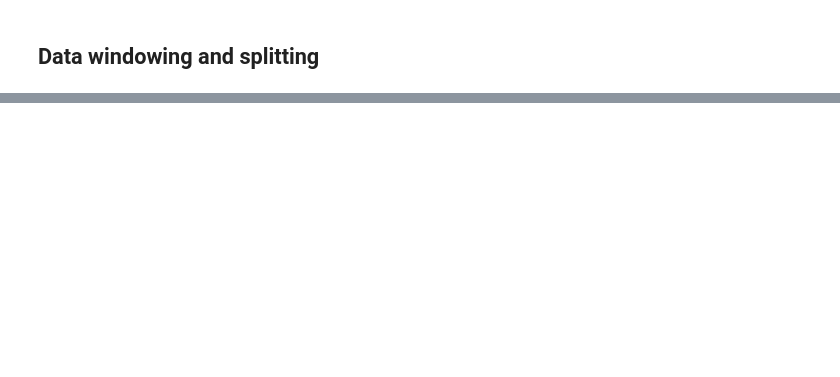
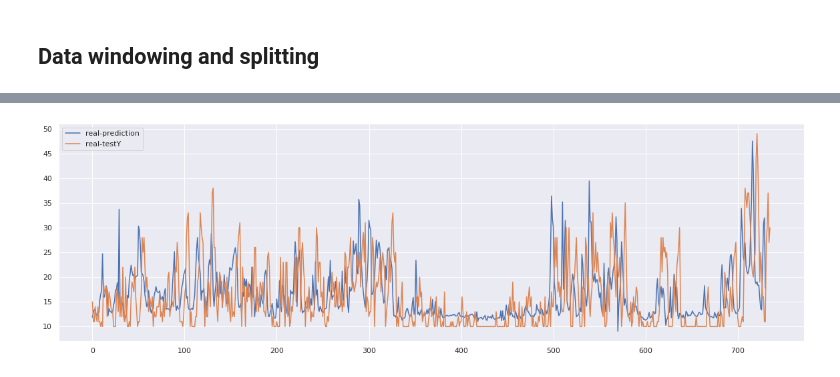
Before and after one commit to YashRevannavar/Auto-ML-On-De-Pollution, a Jupyter notebook: script/ml04-1.ipynb, the cells around one changed output, grey strips where cells are left out. Drawn from its saved outputs; the diff is of its cells as text; code cells hidden in the pictures; blank space fills up the shorter version.

Commit message:
predicted and saved ml04-1 model

```diff
--- a/script/ml04-1.ipynb
+++ b/script/ml04-1.ipynb
@@ -57,7 +95,9 @@ cyDf['temp'] = scaledDf[:,2]
 cyDf['dwpt'] = scaledDf[:,3]
 cyDf['rhum'] = scaledDf[:,4]
 cyDf['prcp'] = scaledDf[:,5]
-mainDf = cyDf[['wert','day', 'month', 'dayofyear', 'weekday', 'week', 'hour', 'year', 'temp', 'dwpt', 'rhum', 'prcp']]
+mainDf = cyDf[['wert','day_sin', 'day_cos', 'month_sin', 'month_cos', 'dayofyear_sin',
+        'dayofyear_cos', 'weekday_sin', 'weekday_cos', 'week_sin', 'week_cos',
+        'hour_sin', 'hour_cos', 'temp', 'dwpt', 'rhum', 'prcp']]
 # %%
 mainDf.head(5)
 # %% [output]
@@ -116,0 +187,18 @@ ValueError: Failed to convert a NumPy array to a Tensor (Unsupported object type
+# %%
+prediction = model.predict(testX)
+# %%
+prediction = np.repeat(prediction, 6, axis=-1)
+realPrediction = scaler.inverse_transform(prediction)
+realPrediction = realPrediction[:,0]
+# %%
+yt = df.query('index >= 23000')
+yt = yt['wert']
+yt.reset_index(drop=True, inplace=True)
+# %%
+rcParams['figure.figsize'] = 20,6
+plt.plot(realPrediction, label='real-prediction')
+plt.plot(yt, label='real-testY')
+plt.legend()
+plt.show()
+# %% [output]
+[figure, added]
```
Also changed, not shown: parts of 16 cells of this notebook, 6 other files.
